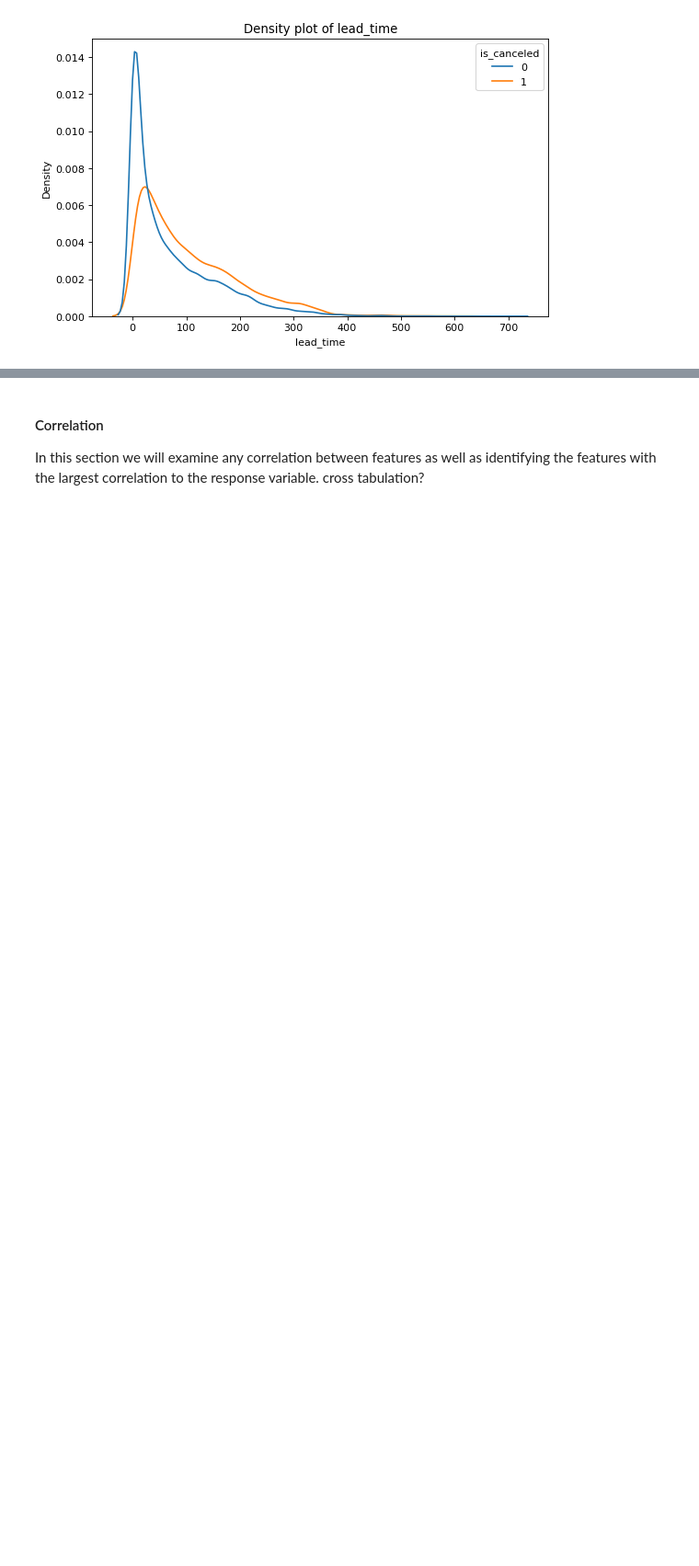
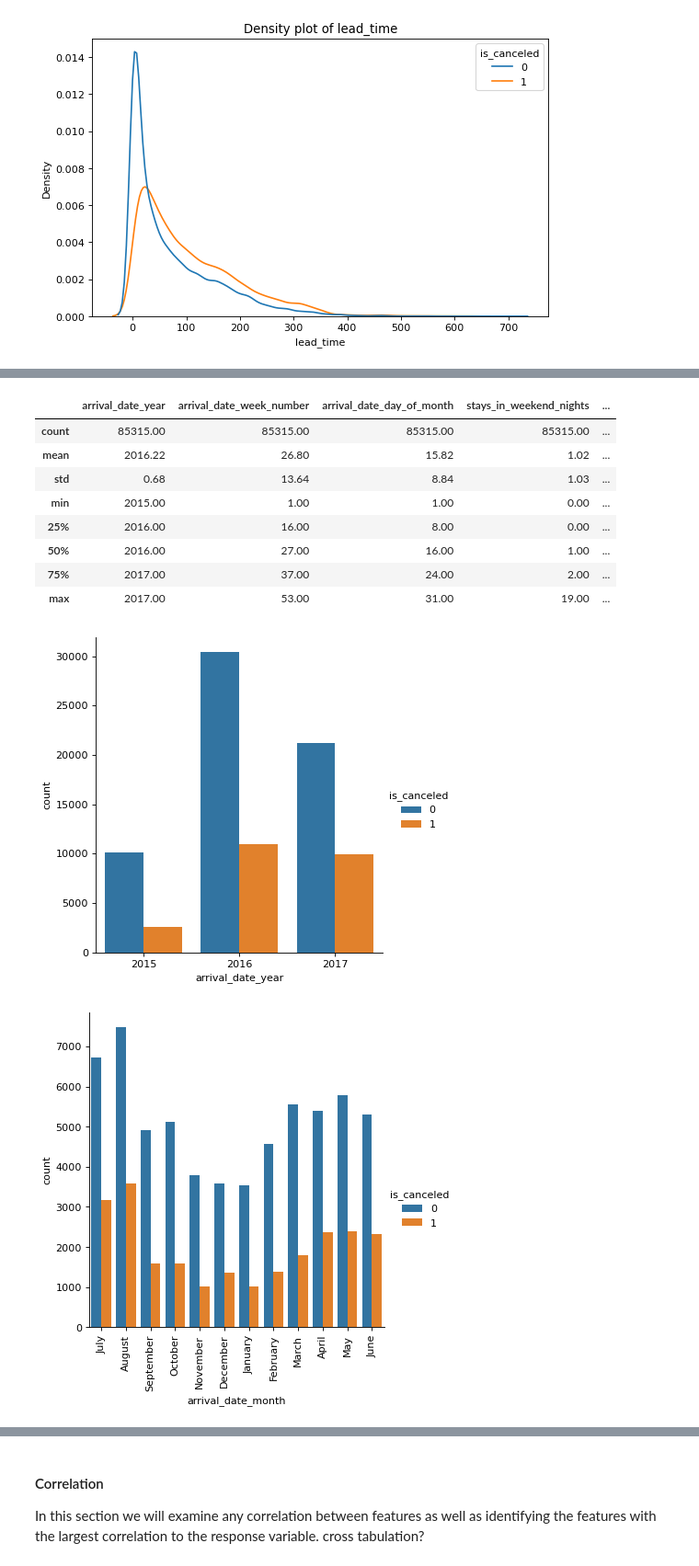
Before and after one commit to williamjones7/MachineLearningProj2, a Jupyter notebook: project2.ipynb, the cells around one changed output, grey strips where cells are left out. Shown at 92% size. Cells and saved outputs as stored; diff of their text form; code cells hidden in the pictures; blank space fills up the shorter version.

```diff
--- a/project2.ipynb
+++ b/project2.ipynb
@@ -345,0 +385,30 @@ Name: lead_time, dtype: float64
+# %%
+# Date & time information: arrival_date_year, arrival_date_month, arrival_date_week_number,
+# arrival_date_day_of_month, stays_in_weekend_nights and stays_in_week_nights.
+
+# Create a list of features we wil consider here
+datetime_features = ['arrival_date_year', 'arrival_date_month', 'arrival_date_week_number', 'arrival_date_day_of_month', 'stays_in_weekend_nights', 'stays_in_week_nights']
+
+# Print summary statistics
+display(df[datetime_features].describe().round(2))
+
+sns.catplot(data = df, x = 'arrival_date_year', kind = 'count', hue = 'is_canceled')
+plt.show()
+
+sns.catplot(data = df, x = 'arrival_date_month', kind = 'count', hue = 'is_canceled')
+plt.xticks(rotation = 'vertical')
+plt.show()
+
+proportion_table(df, 'arrival_date_month', 'Month')
+# %% [output]
+|  | arrival_date_year | arrival_date_week_number | arrival_date_day_of_month | stays_in_weekend_nights | ... |
+| count | 85315.00 | 85315.00 | 85315.00 | 85315.00 | ... |
+| mean | 2016.22 | 26.80 | 15.82 | 1.02 | ... |
+| std | 0.68 | 13.64 | 8.84 | 1.03 | ... |
+| min | 2015.00 | 1.00 | 1.00 | 0.00 | ... |
+| 25% | 2016.00 | 16.00 | 8.00 | 0.00 | ... |
+| 50% | 2016.00 | 27.00 | 16.00 | 1.00 | ... |
+| 75% | 2017.00 | 37.00 | 24.00 | 2.00 | ... |
+| max | 2017.00 | 53.00 | 31.00 | 19.00 | ... |
+[figure, added]
+[figure, added]
```
Also changed, not shown: parts of 9 cells of this notebook.
